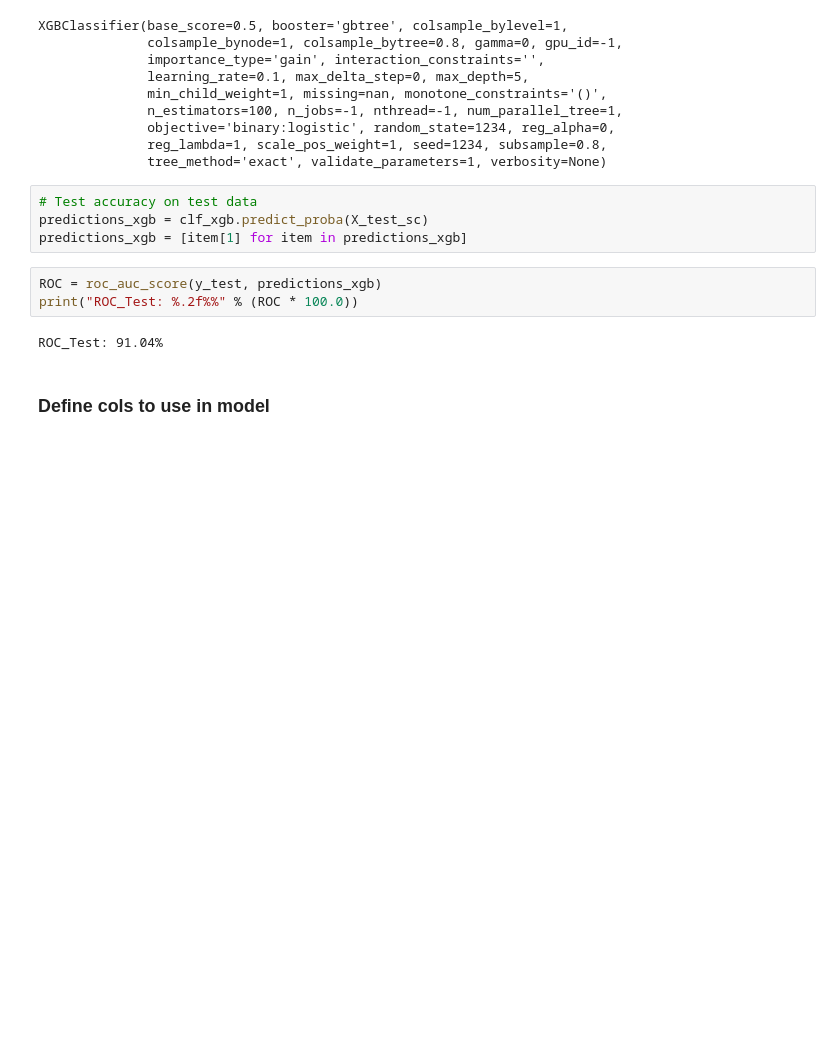
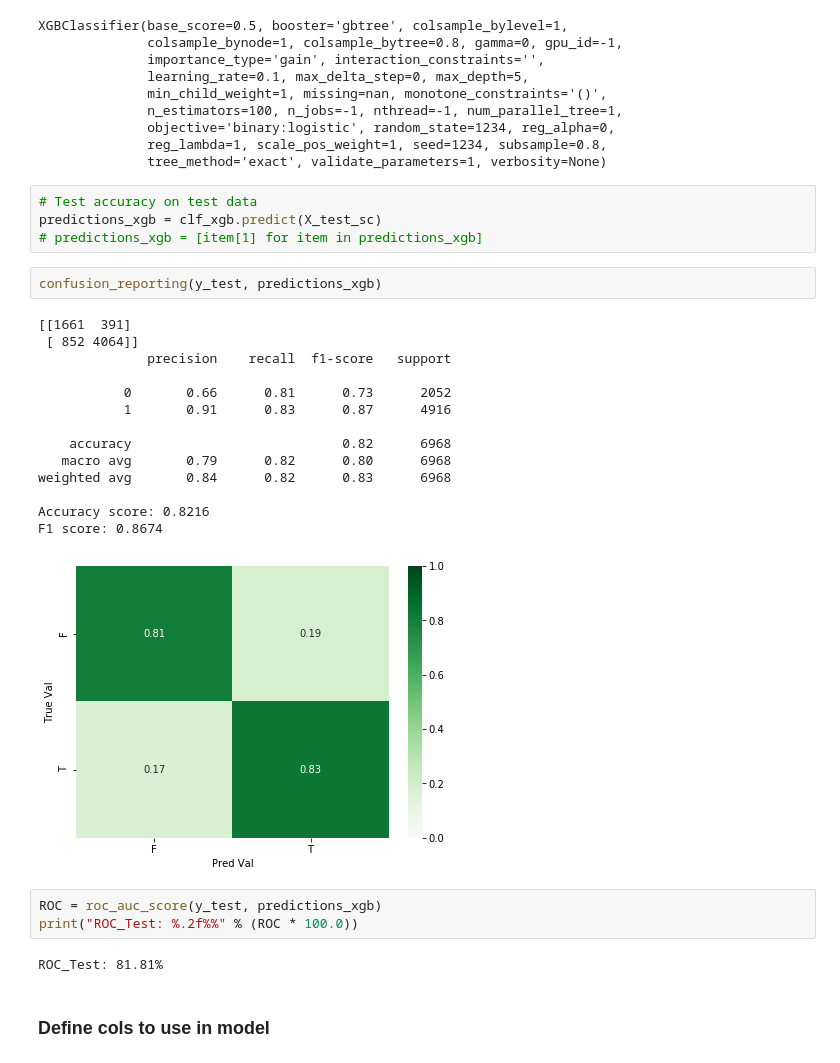
Before and after one commit to zapatos24/senator_nlp_vote_prediction, a Jupyter notebook: XGBoost_Model.ipynb, the cells around one changed output. Drawn from its saved outputs; the diff is of its cells as text; blank space fills up the shorter version.

```diff
--- a/XGBoost_Model.ipynb
+++ b/XGBoost_Model.ipynb
@@ -168,12 +170,29 @@ XGBClassifier(base_score=0.5, booster='gbtree', colsample_bylevel=1,
               tree_method='exact', validate_parameters=1, verbosity=None)
 # %%
 # Test accuracy on test data
-predictions_xgb = clf_xgb.predict_proba(X_test_sc)
-predictions_xgb = [item[1] for item in predictions_xgb]
+predictions_xgb = clf_xgb.predict(X_test_sc)
+# predictions_xgb = [item[1] for item in predictions_xgb]
+# %%
+confusion_reporting(y_test, predictions_xgb)
+# %% [output]
+[[1661  391]
+ [ 852 4064]]
+              precision    recall  f1-score   support
+
+           0       0.66      0.81      0.73      2052
+           1       0.91      0.83      0.87      4916
+
+    accuracy                           0.82      6968
+   macro avg       0.79      0.82      0.80      6968
+weighted avg       0.84      0.82      0.83      6968
+
+Accuracy score: 0.8216
+F1 score: 0.8674
+[figure, added]
 # %%
 ROC = roc_auc_score(y_test, predictions_xgb)
 print("ROC_Test: %.2f%%" % (ROC * 100.0))
 # %% [output]
-ROC_Test: 91.04%
+ROC_Test: 81.81%
 # %% [markdown]
 ### Define cols to use in model
```
Also changed, not shown: parts of 13 cells of this notebook.
